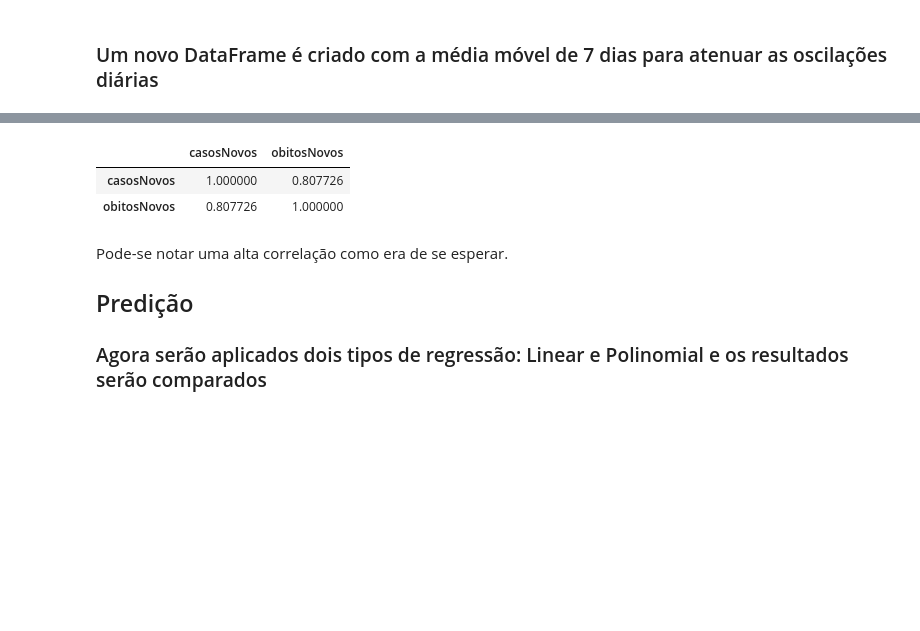
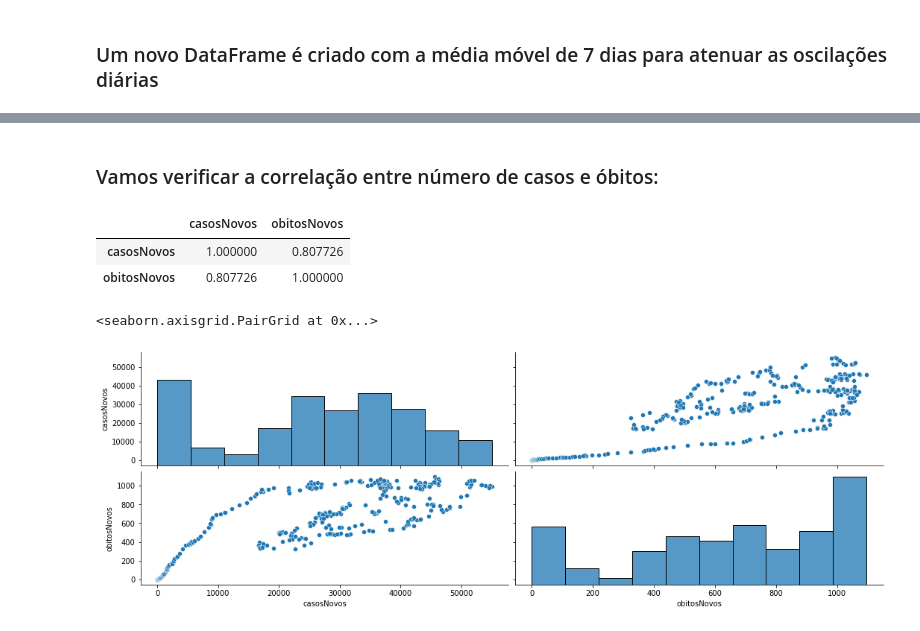
Before and after one commit to SilvioDaCol/Analise_COVID19, a Jupyter notebook: Analysis_II.ipynb, the cells around one changed output, grey strips where cells are left out. Drawn from its saved outputs; the diff is of its cells as text; code cells hidden in the pictures; blank space fills up the shorter version.

```diff
--- a/Analysis_II.ipynb
+++ b/Analysis_II.ipynb
@@ -108,11 +115,13 @@ covid_brasil_mv.plot(figsize=(15,8), title="Média móvel de 7 dias")
+# %% [markdown]
+### Vamos verificar a correlação entre número de casos e óbitos:
 # %%
 covid_brasil_mv.corr()
 # %% [output]
 |  | casosNovos | obitosNovos |
 | casosNovos | 1.000000 | 0.807726 |
 | obitosNovos | 0.807726 | 1.000000 |
-# %% [markdown]
-Pode-se notar uma alta correlação como era de se esperar.
-
-## Predição
-### Agora serão aplicados dois tipos de regressão: Linear e Polinomial e os resultados serão comparados
+# %%
+sns.pairplot(covid_brasil_mv, aspect=3)
+# %% [output]
+<seaborn.axisgrid.PairGrid at 0x...>
+[figure, added]
```
Also changed, not shown: parts of 12 cells of this notebook.
